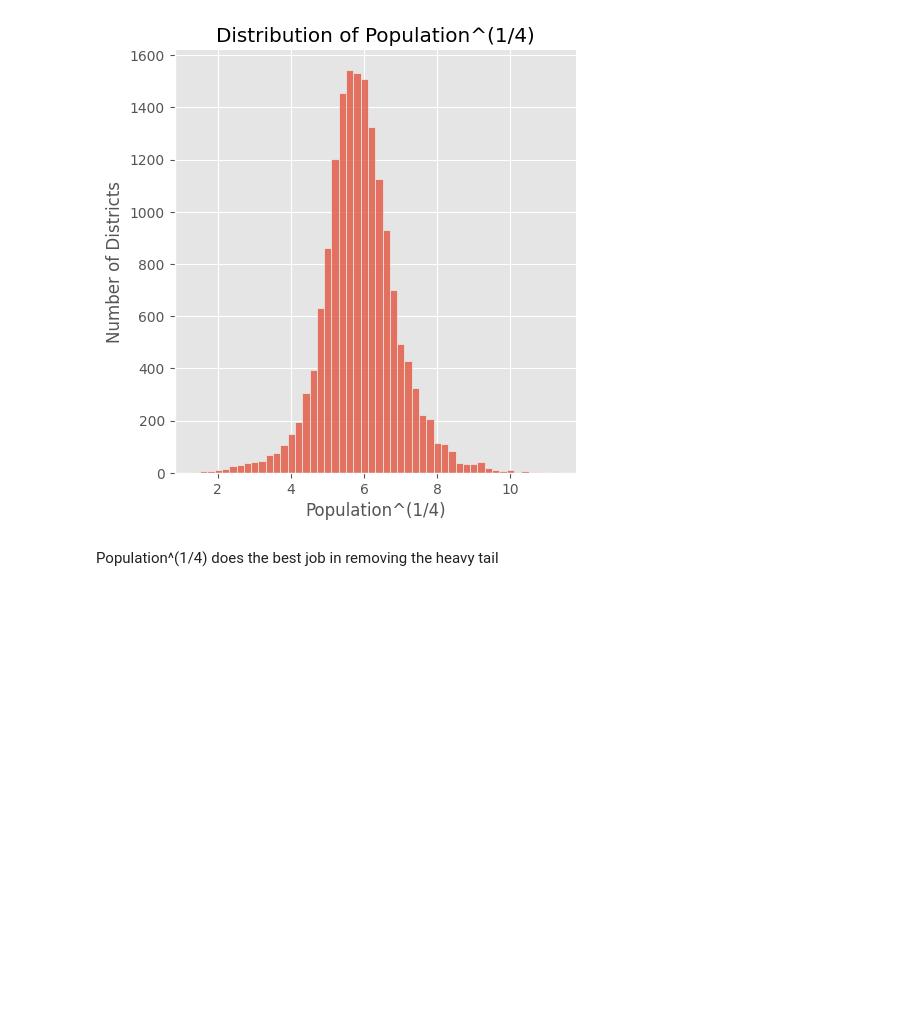
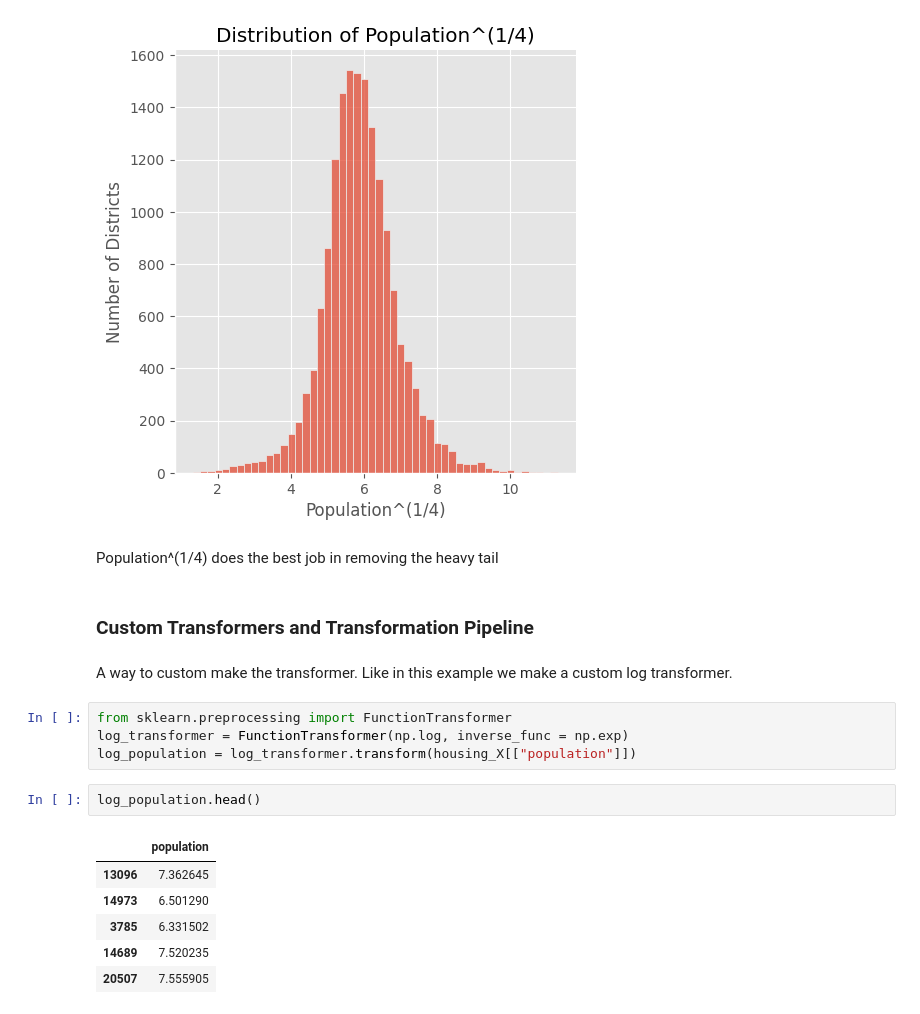
Before and after one commit to vanshuwjoshi/End-To-End-ML, a Jupyter notebook: End_To_End_ML_Problem.ipynb, the cells around one changed output. Cells and saved outputs as stored; diff of their text form; blank space fills up the shorter version.

Commit message:
Custom Transformer

```diff
--- a/End_To_End_ML_Problem.ipynb
+++ b/End_To_End_ML_Problem.ipynb
@@ -557,3 +556,20 @@ plt.show()
 [figure]
 # %% [markdown]
 Population^(1/4) does the best job in removing the heavy tail
+# %% [markdown]
+### Custom Transformers and Transformation Pipeline
+# %% [markdown]
+A way to custom make the transformer. Like in this example we make a custom log transformer.
+# %%
+from sklearn.preprocessing import FunctionTransformer
+log_transformer = FunctionTransformer(np.log, inverse_func = np.exp)
+log_population = log_transformer.transform(housing_X[["population"]])
+# %%
+log_population.head()
+# %% [output]
+|  | population |
+| 13096 | 7.362645 |
+| 14973 | 6.501290 |
+| 3785 | 6.331502 |
+| 14689 | 7.520235 |
+| 20507 | 7.555905 |
```
Also changed, not shown: parts of 4 cells of this notebook.
